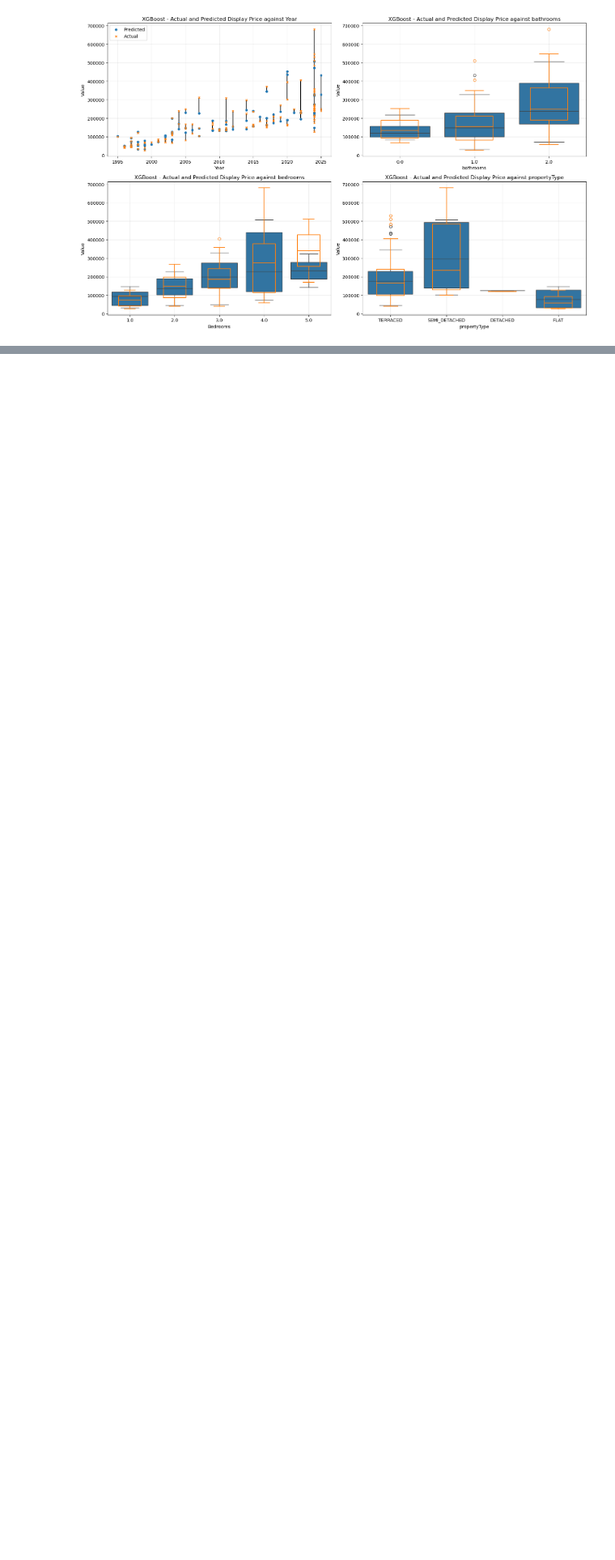
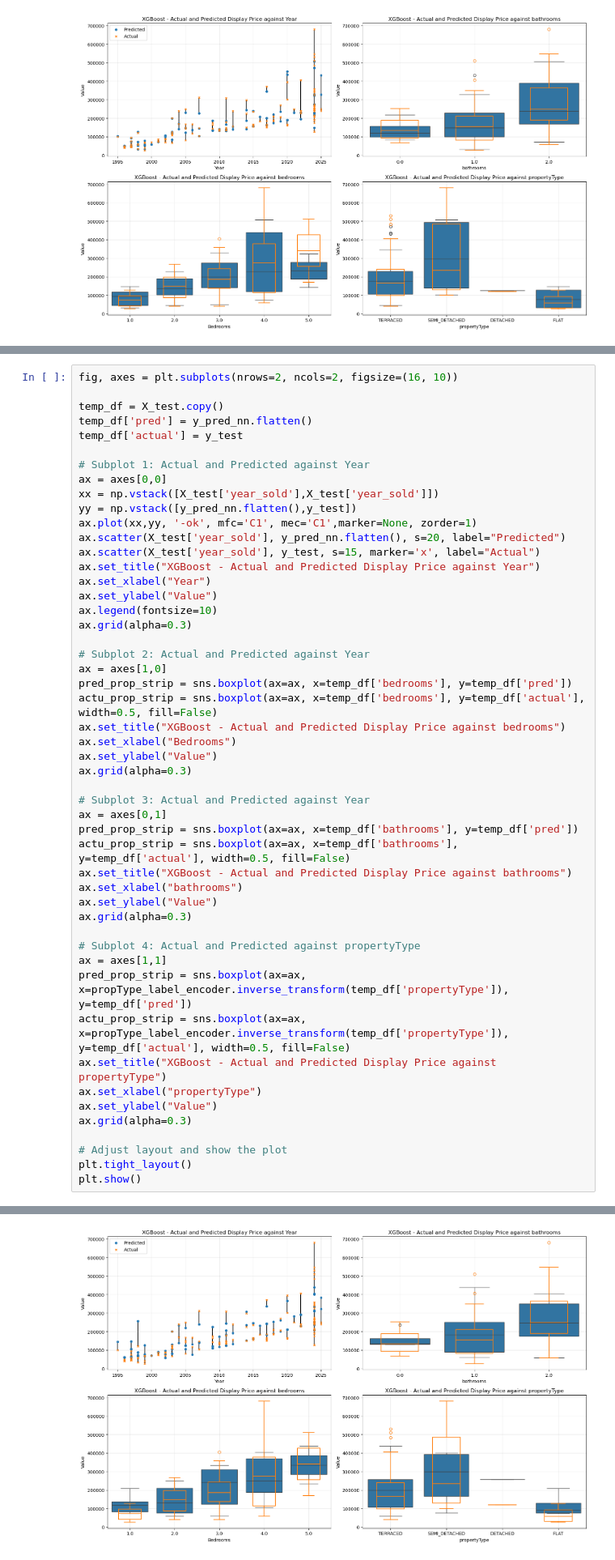
Before and after one commit to RoryThomas16/Cardiff-Housing-Price-Predictor, a Jupyter notebook: Cardiff-Housing_Price_Predictor.ipynb, the cells around one changed output, grey strips where cells are left out. Shown at 81% size. Saved outputs shown, nothing was run; the diff lists cells and outputs as text; blank space fills up the shorter version.

```diff
--- a/Cardiff-Housing_Price_Predictor.ipynb
+++ b/Cardiff-Housing_Price_Predictor.ipynb
@@ -1192,0 +1222,51 @@ Mean Squared Error: 45812634790.67029
+# %%
+fig, axes = plt.subplots(nrows=2, ncols=2, figsize=(16, 10))
+
+temp_df = X_test.copy()
+temp_df['pred'] = y_pred_nn.flatten()
+temp_df['actual'] = y_test
+
+# Subplot 1: Actual and Predicted against Year
+ax = axes[0,0]
+xx = np.vstack([X_test['year_sold'],X_test['year_sold']])
+yy = np.vstack([y_pred_nn.flatten(),y_test])
+ax.plot(xx,yy, '-ok', mfc='C1', mec='C1',marker=None, zorder=1)
+ax.scatter(X_test['year_sold'], y_pred_nn.flatten(), s=20, label="Predicted")
+ax.scatter(X_test['year_sold'], y_test, s=15, marker='x', label="Actual")
+ax.set_title("XGBoost - Actual and Predicted Display Price against Year")
+ax.set_xlabel("Year")
+ax.set_ylabel("Value")
+ax.legend(fontsize=10)
+ax.grid(alpha=0.3)
+
+# Subplot 2: Actual and Predicted against Year
+ax = axes[1,0]
+pred_prop_strip = sns.boxplot(ax=ax, x=temp_df['bedrooms'], y=temp_df['pred'])
+actu_prop_strip = sns.boxplot(ax=ax, x=temp_df['bedrooms'], y=temp_df['actual'], width=0.5, fill=False)
+ax.set_title("XGBoost - Actual and Predicted Display Price against bedrooms")
+ax.set_xlabel("Bedrooms")
+ax.set_ylabel("Value")
+ax.grid(alpha=0.3)
+
+# Subplot 3: Actual and Predicted against Year
+ax = axes[0,1]
+pred_prop_strip = sns.boxplot(ax=ax, x=temp_df['bathrooms'], y=temp_df['pred'])
+actu_prop_strip = sns.boxplot(ax=ax, x=temp_df['bathrooms'], y=temp_df['actual'], width=0.5, fill=False)
+ax.set_title("XGBoost - Actual and Predicted Display Price against bathrooms")
+ax.set_xlabel("bathrooms")
+ax.set_ylabel("Value")
+ax.grid(alpha=0.3)
+
+# Subplot 4: Actual and Predicted against propertyType
+ax = axes[1,1]
+pred_prop_strip = sns.boxplot(ax=ax, x=propType_label_encoder.inverse_transform(temp_df['propertyType']), y=temp_df['pred'])
+actu_prop_strip = sns.boxplot(ax=ax, x=propType_label_encoder.inverse_transform(temp_df['propertyType']), y=temp_df['actual'], width=0.5, fill=False)
+ax.set_title("XGBoost - Actual and Predicted Display Price against propertyType")
+ax.set_xlabel("propertyType")
+ax.set_ylabel("Value")
+ax.grid(alpha=0.3)
+
+# Adjust layout and show the plot
+plt.tight_layout()
+plt.show()
+# %% [output]
@@ -1192,0 +1274 @@ Mean Squared Error: 45812634790.67029
+[figure, added]
```
Also changed, not shown: parts of 15 cells of this notebook.
